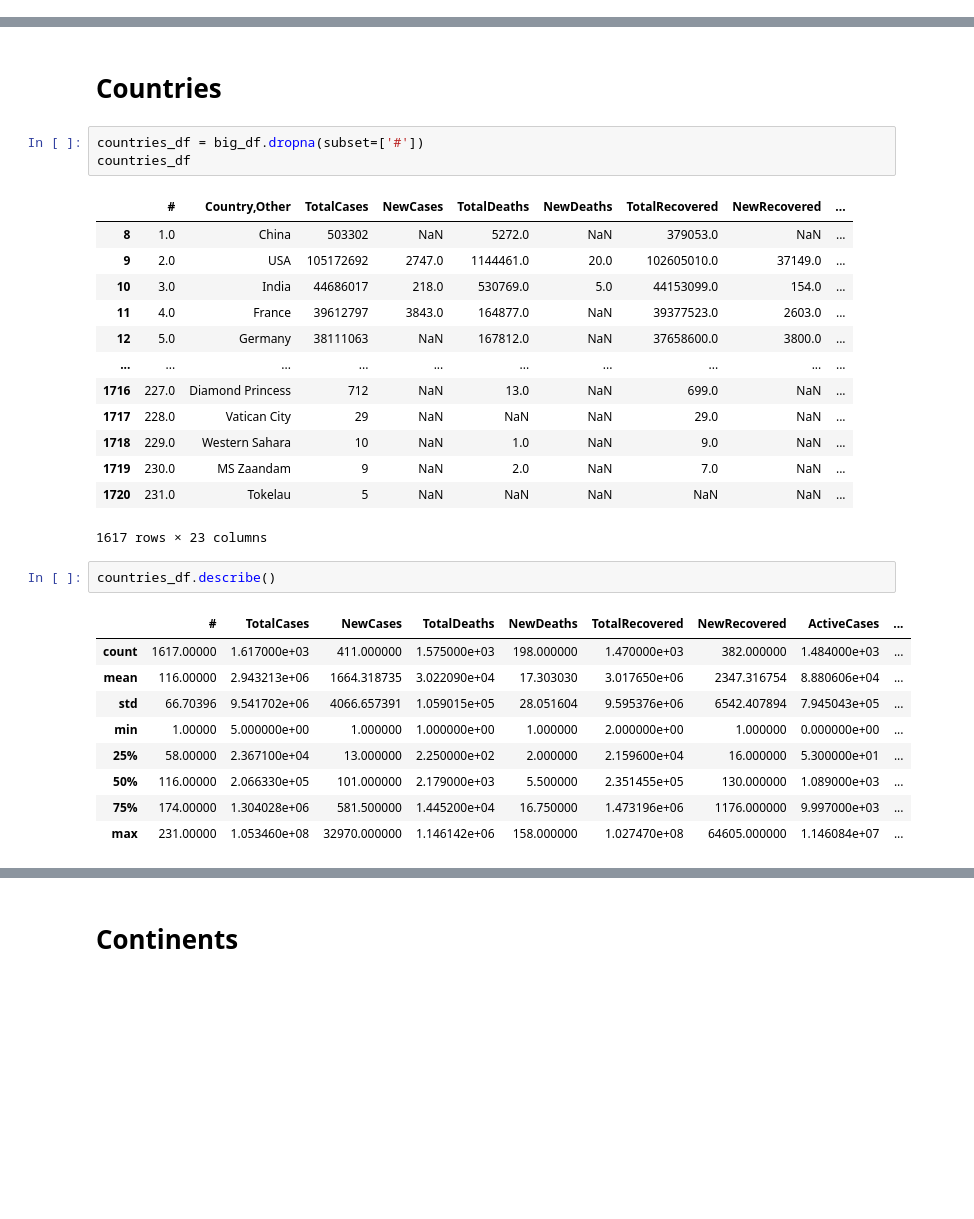
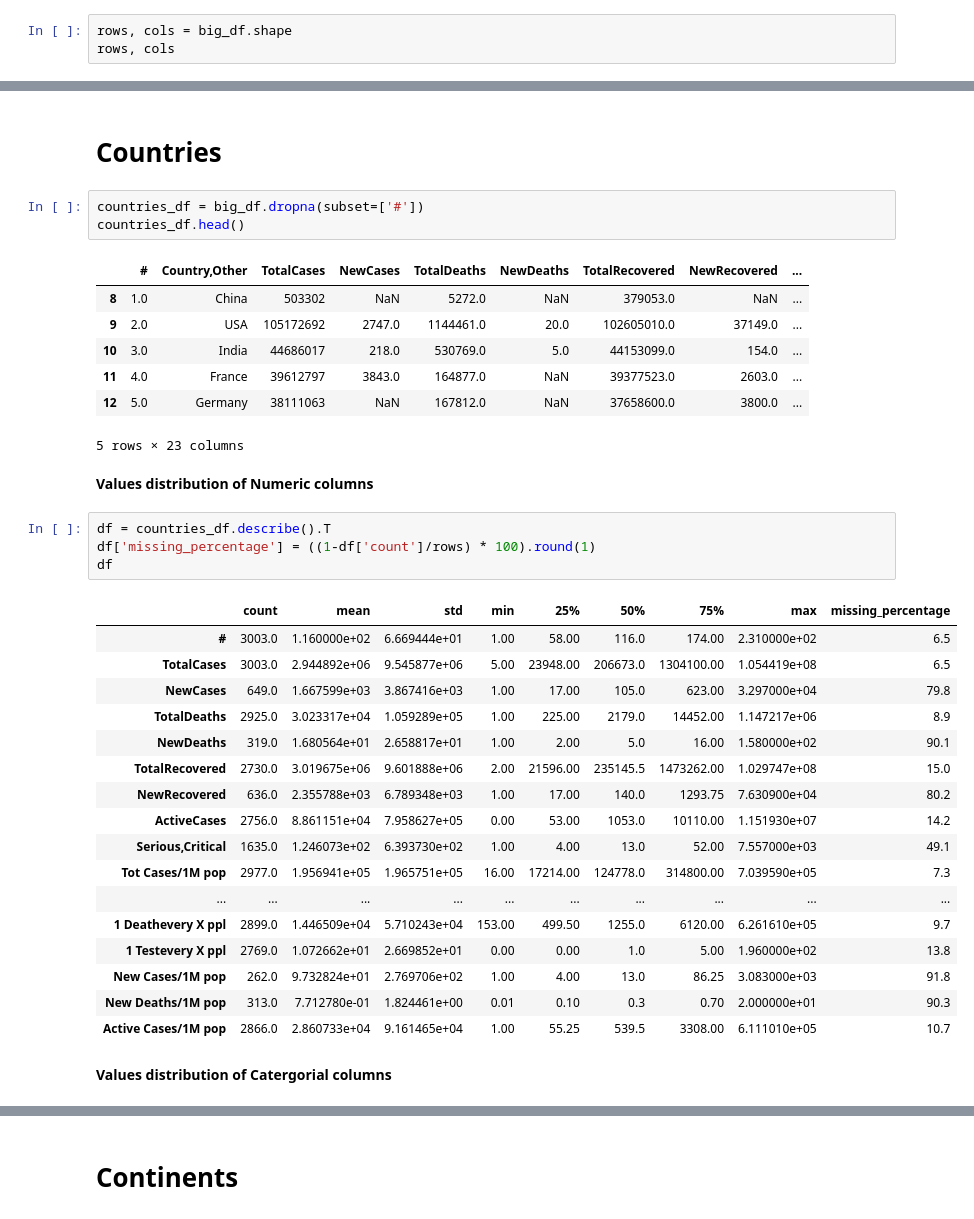
Before and after one commit to daongochoa2002/Lab1-Data-Visualization, a Jupyter notebook: Coronavirus Analysis.ipynb, the cells around one changed output, grey strips where cells are left out. Drawn from its saved outputs; the diff is of its cells as text; blank space fills up the shorter version.

```diff
--- a/Coronavirus Analysis.ipynb
+++ b/Coronavirus Analysis.ipynb
@@ -40,0 +63,3 @@ big_df
+# %%
+rows, cols = big_df.shape
+rows, cols
@@ -100,7 +131,7 @@ big_df['Date'] = pd.to_datetime(big_df['Date']).dt.date
 # Countries
 # %%
 countries_df = big_df.dropna(subset=['#'])
-countries_df
+countries_df.head()
 # %% [output]
 |  | # | Country,Other | TotalCases | NewCases | TotalDeaths | NewDeaths | TotalRecovered | NewRecovered | ... |
 | 8 | 1.0 | China | 503302 | NaN | 5272.0 | NaN | 379053.0 | NaN | ... |
@@ -108,22 +139,30 @@ countries_df
 | 10 | 3.0 | India | 44686017 | 218.0 | 530769.0 | 5.0 | 44153099.0 | 154.0 | ... |
 | 11 | 4.0 | France | 39612797 | 3843.0 | 164877.0 | NaN | 39377523.0 | 2603.0 | ... |
 | 12 | 5.0 | Germany | 38111063 | NaN | 167812.0 | NaN | 37658600.0 | 3800.0 | ... |
-| ... | ... | ... | ... | ... | ... | ... | ... | ... | ... |
-| 1716 | 227.0 | Diamond Princess | 712 | NaN | 13.0 | NaN | 699.0 | NaN | ... |
-| 1717 | 228.0 | Vatican City | 29 | NaN | NaN | NaN | 29.0 | NaN | ... |
-| 1718 | 229.0 | Western Sahara | 10 | NaN | 1.0 | NaN | 9.0 | NaN | ... |
-| 1719 | 230.0 | MS Zaandam | 9 | NaN | 2.0 | NaN | 7.0 | NaN | ... |
-| 1720 | 231.0 | Tokelau | 5 | NaN | NaN | NaN | NaN | NaN | ... |
-1617 rows × 23 columns
+5 rows × 23 columns
+# %% [markdown]
+**Values distribution of Numeric columns**
 # %%
-countries_df.describe()
+df = countries_df.describe().T
+df['missing_percentage'] = ((1-df['count']/rows) * 100).round(1)
+df
 # %% [output]
-|  | # | TotalCases | NewCases | TotalDeaths | NewDeaths | TotalRecovered | NewRecovered | ActiveCases | ... |
-| count | 1617.00000 | 1.617000e+03 | 411.000000 | 1.575000e+03 | 198.000000 | 1.470000e+03 | 382.000000 | 1.484000e+03 | ... |
-| mean | 116.00000 | 2.943213e+06 | 1664.318735 | 3.022090e+04 | 17.303030 | 3.017650e+06 | 2347.316754 | 8.880606e+04 | ... |
-| std | 66.70396 | 9.541702e+06 | 4066.657391 | 1.059015e+05 | 28.051604 | 9.595376e+06 | 6542.407894 | 7.945043e+05 | ... |
-| min | 1.00000 | 5.000000e+00 | 1.000000 | 1.000000e+00 | 1.000000 | 2.000000e+00 | 1.000000 | 0.000000e+00 | ... |
-| 25% | 58.00000 | 2.367100e+04 | 13.000000 | 2.250000e+02 | 2.000000 | 2.159600e+04 | 16.000000 | 5.300000e+01 | ... |
-| 50% | 116.00000 | 2.066330e+05 | 101.000000 | 2.179000e+03 | 5.500000 | 2.351455e+05 | 130.000000 | 1.089000e+03 | ... |
-| 75% | 174.00000 | 1.304028e+06 | 581.500000 | 1.445200e+04 | 16.750000 | 1.473196e+06 | 1176.000000 | 9.997000e+03 | ... |
-| max | 231.00000 | 1.053460e+08 | 32970.000000 | 1.146142e+06 | 158.000000 | 1.027470e+08 | 64605.000000 | 1.146084e+07 | ... |
+|  | count | mean | std | min | 25% | 50% | 75% | max | missing_percentage |
+| # | 3003.0 | 1.160000e+02 | 6.669444e+01 | 1.00 | 58.00 | 116.0 | 174.00 | 2.310000e+02 | 6.5 |
+| TotalCases | 3003.0 | 2.944892e+06 | 9.545877e+06 | 5.00 | 23948.00 | 206673.0 | 1304100.00 | 1.054419e+08 | 6.5 |
+| NewCases | 649.0 | 1.667599e+03 | 3.867416e+03 | 1.00 | 17.00 | 105.0 | 623.00 | 3.297000e+04 | 79.8 |
+| TotalDeaths | 2925.0 | 3.023317e+04 | 1.059289e+05 | 1.00 | 225.00 | 2179.0 | 14452.00 | 1.147217e+06 | 8.9 |
+| NewDeaths | 319.0 | 1.680564e+01 | 2.658817e+01 | 1.00 | 2.00 | 5.0 | 16.00 | 1.580000e+02 | 90.1 |
+| TotalRecovered | 2730.0 | 3.019675e+06 | 9.601888e+06 | 2.00 | 21596.00 | 235145.5 | 1473262.00 | 1.029747e+08 | 15.0 |
+| NewRecovered | 636.0 | 2.355788e+03 | 6.789348e+03 | 1.00 | 17.00 | 140.0 | 1293.75 | 7.630900e+04 | 80.2 |
+| ActiveCases | 2756.0 | 8.861151e+04 | 7.958627e+05 | 0.00 | 53.00 | 1053.0 | 10110.00 | 1.151930e+07 | 14.2 |
+| Serious,Critical | 1635.0 | 1.246073e+02 | 6.393730e+02 | 1.00 | 4.00 | 13.0 | 52.00 | 7.557000e+03 | 49.1 |
+| Tot Cases/1M pop | 2977.0 | 1.956941e+05 | 1.965751e+05 | 16.00 | 17214.00 | 124778.0 | 314800.00 | 7.039590e+05 | 7.3 |
+| ... | ... | ... | ... | ... | ... | ... | ... | ... | ... |
+| 1 Deathevery X ppl | 2899.0 | 1.446509e+04 | 5.710243e+04 | 153.00 | 499.50 | 1255.0 | 6120.00 | 6.261610e+05 | 9.7 |
+| 1 Testevery X ppl | 2769.0 | 1.072662e+01 | 2.669852e+01 | 0.00 | 0.00 | 1.0 | 5.00 | 1.960000e+02 | 13.8 |
+| New Cases/1M pop | 262.0 | 9.732824e+01 | 2.769706e+02 | 1.00 | 4.00 | 13.0 | 86.25 | 3.083000e+03 | 91.8 |
+| New Deaths/1M pop | 313.0 | 7.712780e-01 | 1.824461e+00 | 0.01 | 0.10 | 0.3 | 0.70 | 2.000000e+01 | 90.3 |
+| Active Cases/1M pop | 2866.0 | 2.860733e+04 | 9.161465e+04 | 1.00 | 55.25 | 539.5 | 3308.00 | 6.111010e+05 | 10.7 |
+# %% [markdown]
+**Values distribution of Catergorial columns**
```
Also changed, not shown: parts of 41 cells of this notebook.
